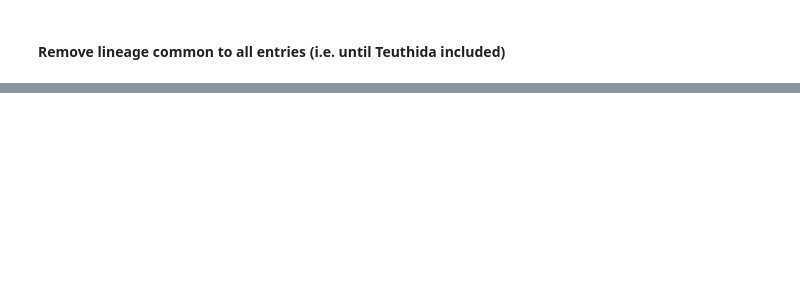
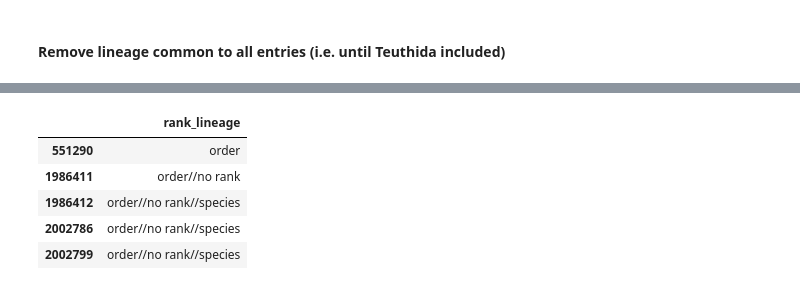
Before and after one commit to samulic/bioscience, a Jupyter notebook: retrieve_taxonomy.ipynb, the cells around one changed output, grey strips where cells are left out. Cells and saved outputs as stored; diff of their text form; code cells hidden in the pictures; blank space fills up the shorter version.

```diff
--- a/retrieve_taxonomy.ipynb
+++ b/retrieve_taxonomy.ipynb
@@ -156,0 +174,4 @@ data.sort_values(by=['lineage_id'], inplace=True)
+# %%
+# Root the lineage starting from the organism of interest
+id_taxidLineage = str(organism_taxid) + id_taxidLineage.str.split(str(organism_taxid), expand=True)[1].astype(str)
+id_taxidLineage.head()
@@ -156,0 +234,10 @@ data.sort_values(by=['lineage_id'], inplace=True)
+# %%
+rank_lin_df = rank_lin_df.assign(rank_lineage = lambda x: x.rank_lineage.str.join("//"))
+rank_lin_df.head()
+# %% [output]
+|  | rank_lineage |
+| 551290 | order |
+| 1986411 | order//no rank |
+| 1986412 | order//no rank//species |
+| 2002786 | order//no rank//species |
+| 2002799 | order//no rank//species |
```
Also changed, not shown: parts of 9 cells of this notebook, 1 other file.
